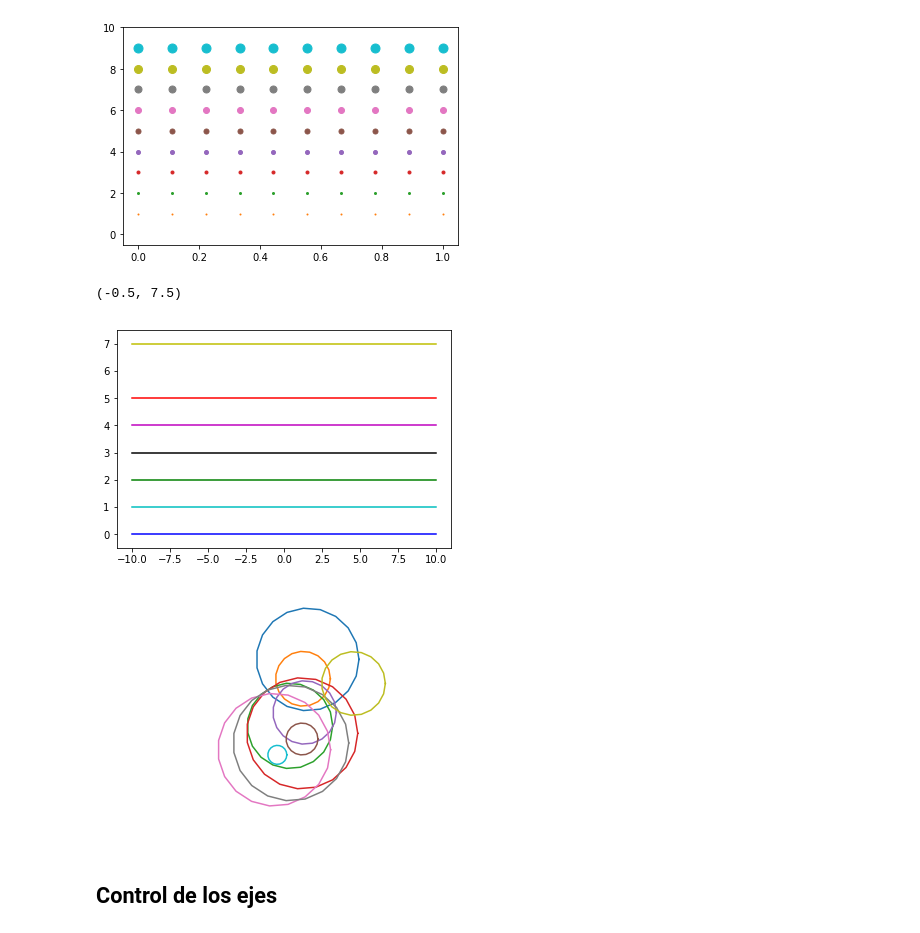
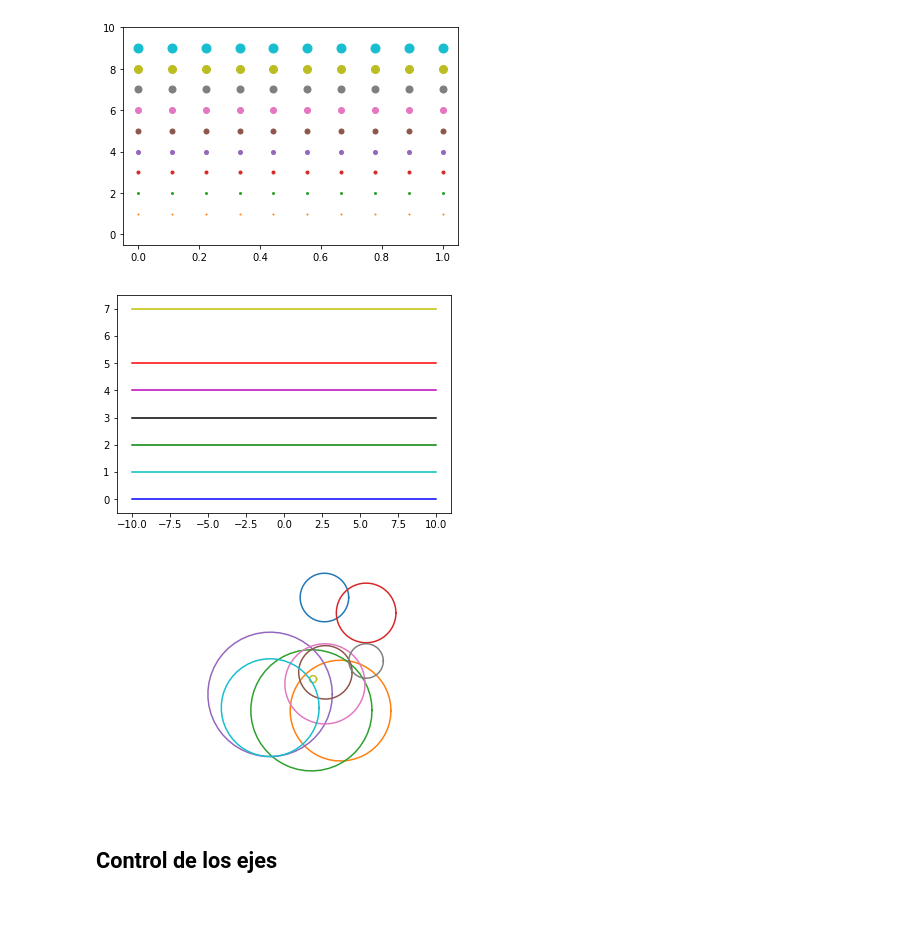
Before and after one commit to PythonBootcampUniandes/notas-de-clase, a Jupyter notebook: Modulos cientificos/MatplotlibBasico.ipynb, the cells around one changed output. Saved outputs shown, nothing was run; the diff lists cells and outputs as text; code cells hidden in the pictures.

```diff
--- a/Modulos cientificos/MatplotlibBasico.ipynb
+++ b/Modulos cientificos/MatplotlibBasico.ipynb
@@ -52,7 +51,7 @@ plt.show()
 [figure]
 # %%
 # Los marcadores pueden tener diferentes formas
-plt.figure()
+plt.figure(figsize=(8,9))
 markers = ["o","^","s","+","x","D"]
 # o -> circulo
 # ^ -> triángulo
@@ -62,8 +61,8 @@ markers = ["o","^","s","+","x","D"]
 # D -> diamante
 k = 0
 for i in markers:
-    puntos = [k*j for j in range(-10,11)]
-    abscisas = range(-10,11)
+    puntos = k*np.arange(-10,11)
+    abscisas = np.arange(-10,11)
     plt.plot(abscisas,puntos,i) # Solo los puntos
     plt.plot(abscisas,puntos) # Los puntos unidos con líneas
     k=k+1
@@ -91,7 +90,6 @@ k=0
 for i in range(10):
     x = np.linspace(0,1,10)
     y = k * np.ones(10)
-    ordenadas = [k for j in abscisas]
     plt.plot(x,y,"o",ms=i)
     k = k+1
 plt.ylim(-0.5,10)
@@ -104,30 +102,29 @@ plt.figure()
 colores = ["b","c","g","k","m","r","w","y"]
 k=0
 for color in colores:
-    abscicas = np.arange(-10,11)
-    ordenadas = [k for j in abscicas]
-    plt.plot(abscicas,ordenadas,color)
+    x = np.arange(-10,11)
+    y = k * np.ones(len(x))
+    plt.plot(x,y,color)
     k = k + 1
 plt.ylim(-0.5,7.5) # Para modificar el rango vertical mostrado
-#plt.show()
+plt.show()
 # %% [output]
-(-0.5, 7.5)
+[figure, added]
 # %%
 # Usando ciclos al interior de figure
-th=np.linspace(0,2*np.pi,20)
+th=np.linspace(0,2*np.pi,50)
 plt.figure()
 plt.axis("equal")
 plt.axis("off")
 for i in range(10):
     # Elegir el centro del círculo
     exis = 2*np.random.random()-1
     ye = 2*np.random.random()-1
     radio=np.random.random()
     plt.plot(radio*np.cos(th)+exis,radio*np.sin(th)+ye)
 plt.show()
 # %% [output]
-[figure, old version]
+[figure, new version]
-[figure, removed]
 # %% [markdown]
 ## Control de los ejes
 # %%
```
Also changed, not shown: parts of 22 cells of this notebook.
